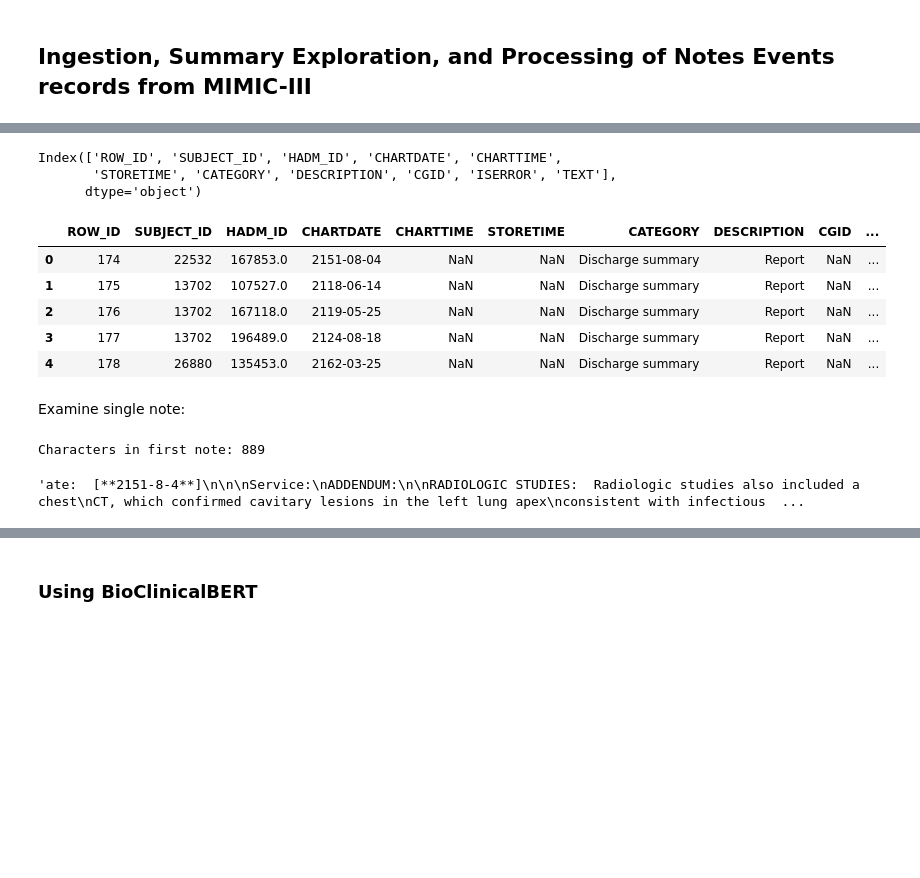
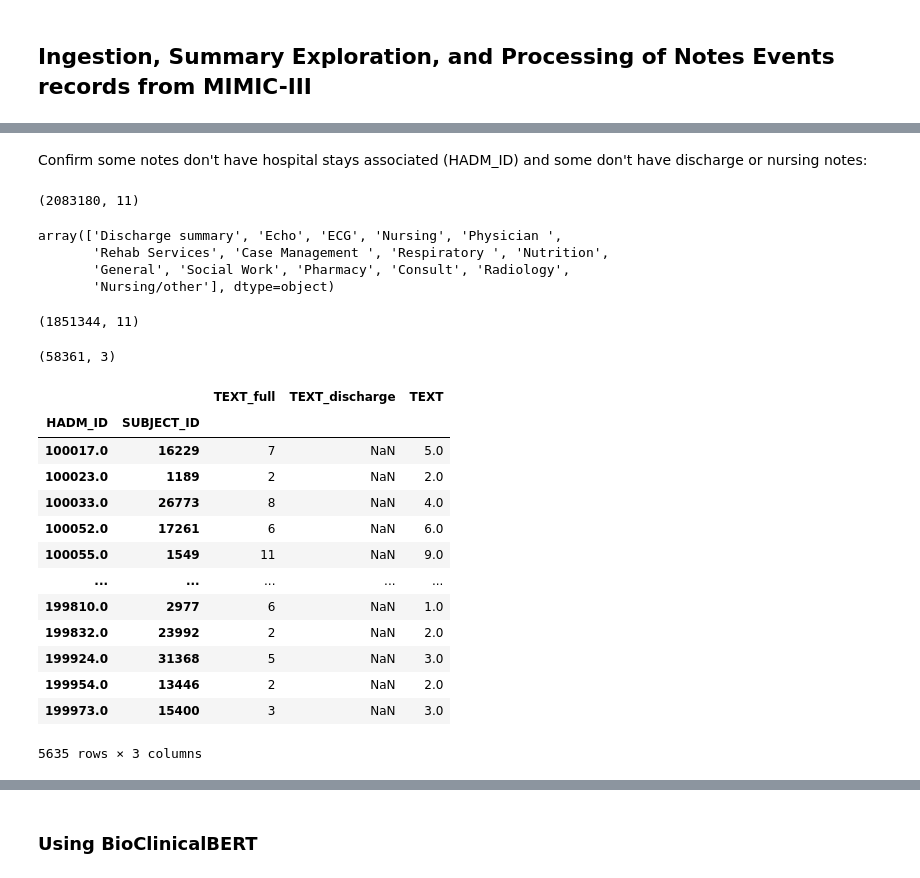
Before and after one commit to natalie-ayers/n2c2-track2-nlp-uchicago, a Jupyter notebook: noteevents_processing.ipynb, the cells around one changed output, grey strips where cells are left out. Saved outputs shown, nothing was run; the diff lists cells and outputs as text; code cells hidden in the pictures; blank space fills up the shorter version.

```diff
--- a/noteevents_processing.ipynb
+++ b/noteevents_processing.ipynb
@@ -12,25 +14,48 @@ notes_file = DATA_DIR + '/NOTEEVENTS.csv'
 # %%
 full_notes = pd.read_csv(notes_file)
+# %% [markdown]
+Confirm some notes don't have hospital stays associated (HADM_ID) and some don't have discharge or nursing notes:
 # %%
-print(full_notes.columns)
-full_notes.head()
+print(full_notes.shape)
+full_notes['CATEGORY'].unique()
 # %% [output]
-Index(['ROW_ID', 'SUBJECT_ID', 'HADM_ID', 'CHARTDATE', 'CHARTTIME',
-       'STORETIME', 'CATEGORY', 'DESCRIPTION', 'CGID', 'ISERROR', 'TEXT'],
-      dtype='object')
+(2083180, 11)
-|  | ROW_ID | SUBJECT_ID | HADM_ID | CHARTDATE | CHARTTIME | STORETIME | CATEGORY | DESCRIPTION | CGID | ... |
-| 0 | 174 | 22532 | 167853.0 | 2151-08-04 | NaN | NaN | Discharge summary | Report | NaN | ... |
-| 1 | 175 | 13702 | 107527.0 | 2118-06-14 | NaN | NaN | Discharge summary | Report | NaN | ... |
-| 2 | 176 | 13702 | 167118.0 | 2119-05-25 | NaN | NaN | Discharge summary | Report | NaN | ... |
-| 3 | 177 | 13702 | 196489.0 | 2124-08-18 | NaN | NaN | Discharge summary | Report | NaN | ... |
-| 4 | 178 | 26880 | 135453.0 | 2162-03-25 | NaN | NaN | Discharge summary | Report | NaN | ... |
+array(['Discharge summary', 'Echo', 'ECG', 'Nursing', 'Physician ',
+       'Rehab Services', 'Case Management ', 'Respiratory ', 'Nutrition',
+       'General', 'Social Work', 'Pharmacy', 'Consult', 'Radiology',
+       'Nursing/other'], dtype=object)
-# %% [markdown]
-Examine single note:
-# %%
-print('Characters in first note:',len(full_notes['TEXT'][0]))
-
-# partially truncating to avoid sharing full note due to confidentiality concerns
-full_notes['TEXT'][0][50:600]
-# %% [output]
-Characters in first note: 889
-'ate:  [**2151-8-4**]\n\n\nService:\nADDENDUM:\n\nRADIOLOGIC STUDIES:  Radiologic studies also included a chest\nCT, which confirmed cavitary lesions in the left lung apex\nconsistent with infectious  ...
+# %%
+# only consider hospital stays
+notes_hospital = full_notes[full_notes['HADM_ID'].notna()]
+notes_hospital.shape
+# %% [output]
+(1851344, 11)
+# %%
+# compare all notes with nursing and discharge
+num_records = notes_hospital.loc[:,('HADM_ID','SUBJECT_ID','TEXT')].groupby(['HADM_ID','SUBJECT_ID']).count()
+num_discharge_summaries = notes_hospital[notes_hospital['CATEGORY']=='Discharge summary'].loc[:,('HADM_ID','SUBJECT_ID','TEXT')].groupby(['HADM_ID','SUBJECT_ID']).count()
+num_nursing_summaries = notes_hospital[(notes_hospital['CATEGORY']=='Nursing/other') | \
+    (notes_hospital['CATEGORY']=='Nursing') ].loc[:,('HADM_ID','SUBJECT_ID','TEXT')].\
+        groupby(['HADM_ID','SUBJECT_ID']).count()
+
+joined = num_records.join(num_discharge_summaries,lsuffix='_full',rsuffix='_discharge')
+joined = joined.join(num_nursing_summaries)
+print(joined.shape)
+# records without discharge summaries
+joined[joined['TEXT_discharge'].isna()]
+# %% [output]
+(58361, 3)
+|  |  | TEXT_full | TEXT_discharge | TEXT |
+| HADM_ID | SUBJECT_ID |  |  |  |
+| 100017.0 | 16229 | 7 | NaN | 5.0 |
+| 100023.0 | 1189 | 2 | NaN | 2.0 |
+| 100033.0 | 26773 | 8 | NaN | 4.0 |
+| 100052.0 | 17261 | 6 | NaN | 6.0 |
+| 100055.0 | 1549 | 11 | NaN | 9.0 |
+| ... | ... | ... | ... | ... |
+| 199810.0 | 2977 | 6 | NaN | 1.0 |
+| 199832.0 | 23992 | 2 | NaN | 2.0 |
+| 199924.0 | 31368 | 5 | NaN | 3.0 |
+| 199954.0 | 13446 | 2 | NaN | 2.0 |
+| 199973.0 | 15400 | 3 | NaN | 3.0 |
+5635 rows × 3 columns
```
Also changed, not shown: parts of 18 cells of this notebook.
